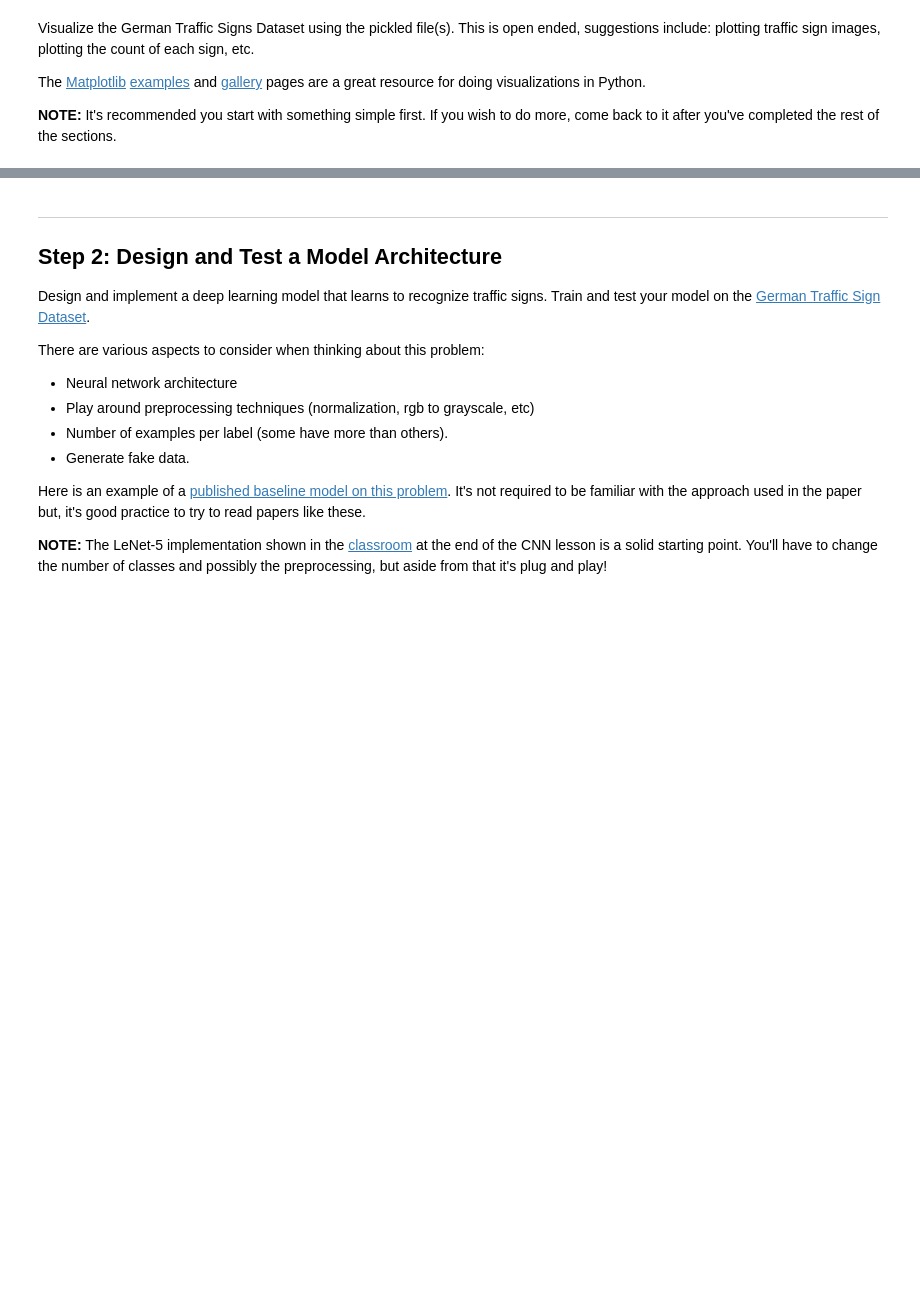
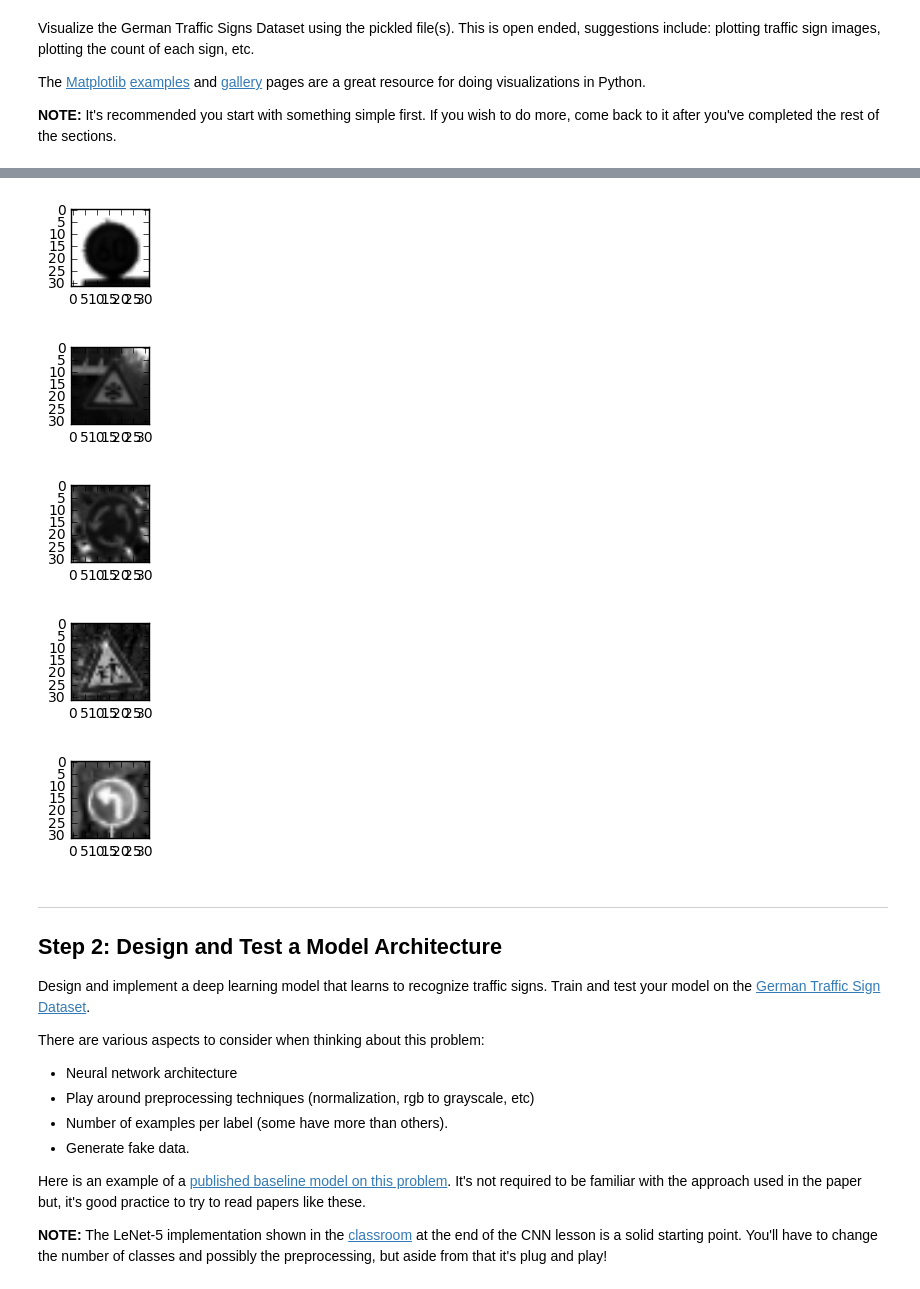
Before and after one commit to k26dr/CarND-Traffic-Sign-Classifier-Project, a Jupyter notebook: Traffic_Sign_Classifier.ipynb, the cells around one changed output, grey strips where cells are left out. Cells and saved outputs as stored; diff of their text form; code cells hidden in the pictures; blank space fills up the shorter version.

```diff
--- a/Traffic_Sign_Classifier.ipynb
+++ b/Traffic_Sign_Classifier.ipynb
@@ -86,3 +101,20 @@ plt.plot(y_train)
+# %%
+#Grayscale images
+import cv2
+import numpy as np
+import random
+
+for i in range(5):
+    img = np.uint8(random.choice(X_train))
+    bw = cv2.cvtColor(img, cv2.COLOR_RGB2GRAY)
+    plt.figure(figsize=(1,1))
+    plt.imshow(bw, cmap='gray')
+# %% [output]
+[figure, added]
+[figure, added]
+[figure, added]
+[figure, added]
+[figure, added]
 # %% [markdown]
 ----
 
```
Also changed, not shown: parts of 11 cells of this notebook, 1 other file.
